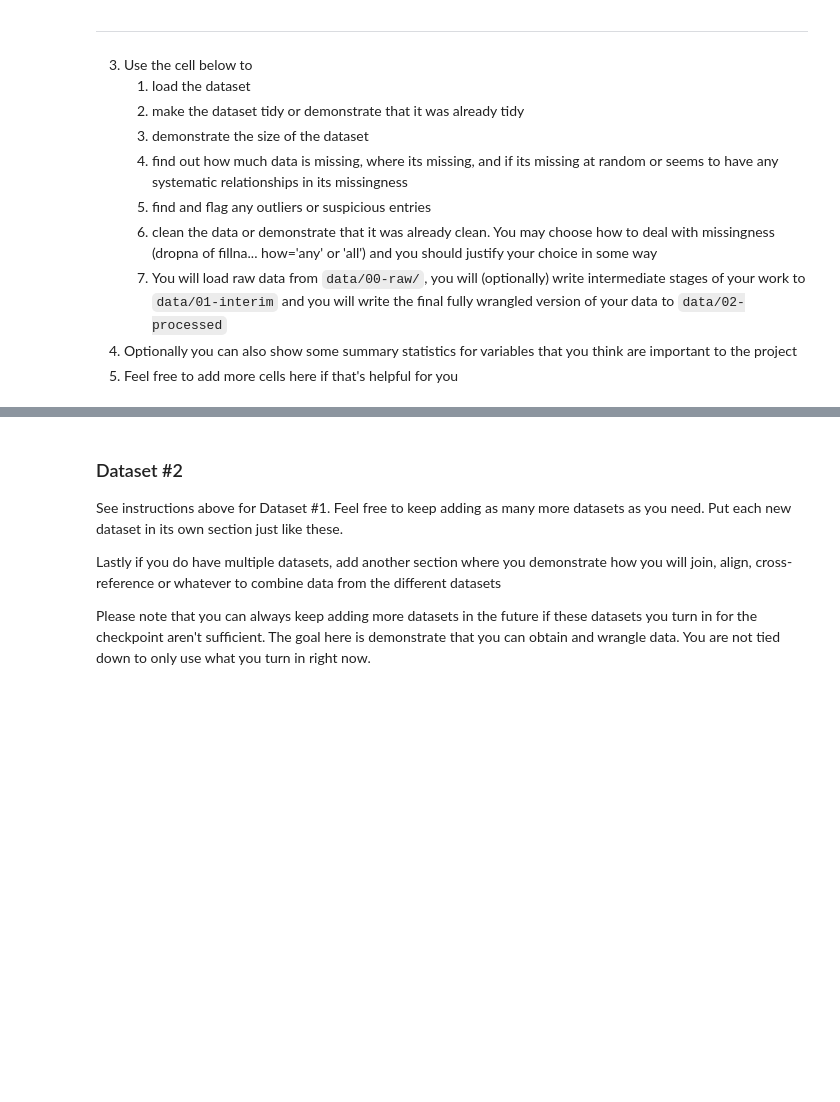
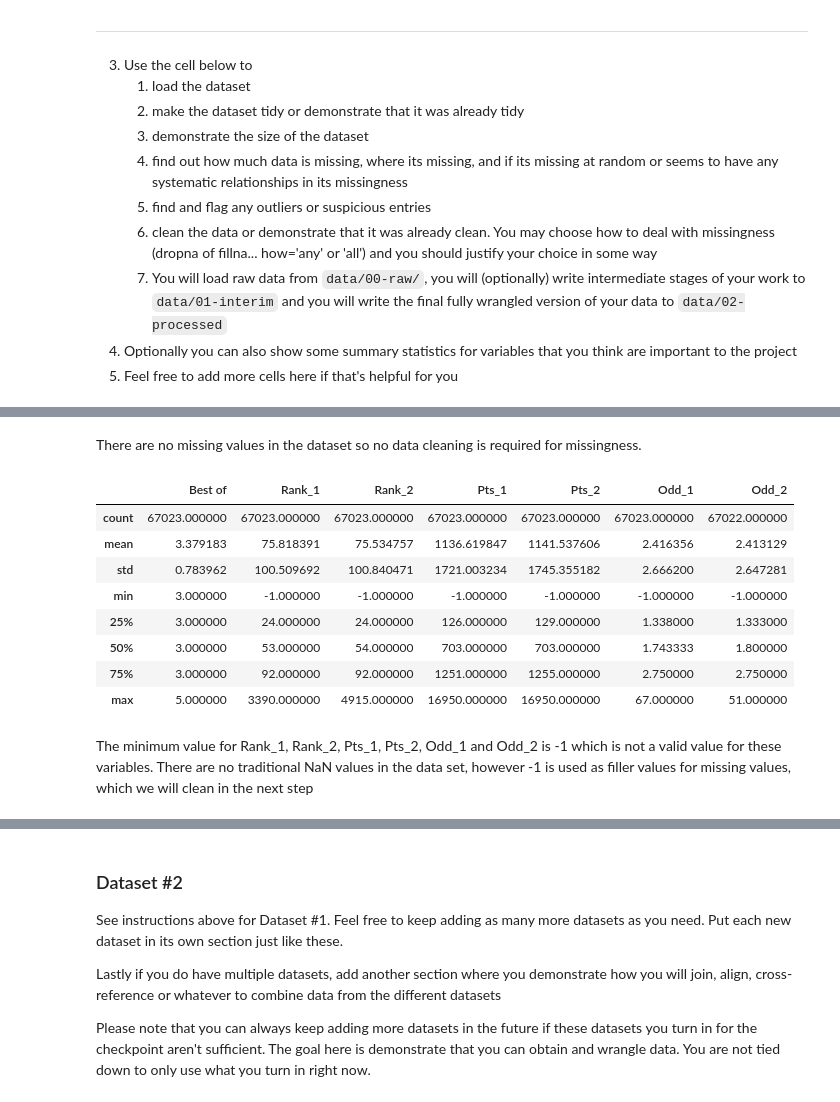
Before and after one commit to COGS108/Group027_WI26, a Jupyter notebook: 01-DataCheckpoint.ipynb, the cells around one changed output, grey strips where cells are left out. Saved outputs shown, nothing was run; the diff lists cells and outputs as text; code cells hidden in the pictures; blank space fills up the shorter version.

Commit message:
Add data loading and cleaning

```diff
--- a/01-DataCheckpoint.ipynb
+++ b/01-DataCheckpoint.ipynb
@@ -187,3 +187,9 @@ One major concern is selection bias. Because this dataset only looks at the high
 5. Feel free to add more cells here if that's helpful for you
 # %%
 ## YOUR CODE TO LOAD/CLEAN/TIDY/WRANGLE THE DATA GOES HERE
+import pandas as pd
+import numpy as np
+
+df = pd.read_csv('data/00-raw/atp_tennis.csv')
+
+print('Dataset shape:', df.shape)
@@ -189,0 +219,16 @@ One major concern is selection bias. Because this dataset only looks at the high
+# %% [markdown]
+There are no missing values in the dataset so no data cleaning is required for missingness.
+# %%
+df.describe()
+# %% [output]
+|  | Best of | Rank_1 | Rank_2 | Pts_1 | Pts_2 | Odd_1 | Odd_2 |
+| count | 67023.000000 | 67023.000000 | 67023.000000 | 67023.000000 | 67023.000000 | 67023.000000 | 67022.000000 |
+| mean | 3.379183 | 75.818391 | 75.534757 | 1136.619847 | 1141.537606 | 2.416356 | 2.413129 |
+| std | 0.783962 | 100.509692 | 100.840471 | 1721.003234 | 1745.355182 | 2.666200 | 2.647281 |
+| min | 3.000000 | -1.000000 | -1.000000 | -1.000000 | -1.000000 | -1.000000 | -1.000000 |
+| 25% | 3.000000 | 24.000000 | 24.000000 | 126.000000 | 129.000000 | 1.338000 | 1.333000 |
+| 50% | 3.000000 | 53.000000 | 54.000000 | 703.000000 | 703.000000 | 1.743333 | 1.800000 |
+| 75% | 3.000000 | 92.000000 | 92.000000 | 1251.000000 | 1255.000000 | 2.750000 | 2.750000 |
+| max | 5.000000 | 3390.000000 | 4915.000000 | 16950.000000 | 16950.000000 | 67.000000 | 51.000000 |
+# %% [markdown]
+The minimum value for Rank_1, Rank_2, Pts_1, Pts_2, Odd_1 and Odd_2 is -1 which is not a valid value for these variables. There are no traditional NaN values in the data set, however -1 is used as filler values for missing values, which we will clean in the next step
```
Also changed, not shown: parts of 6 cells of this notebook.
